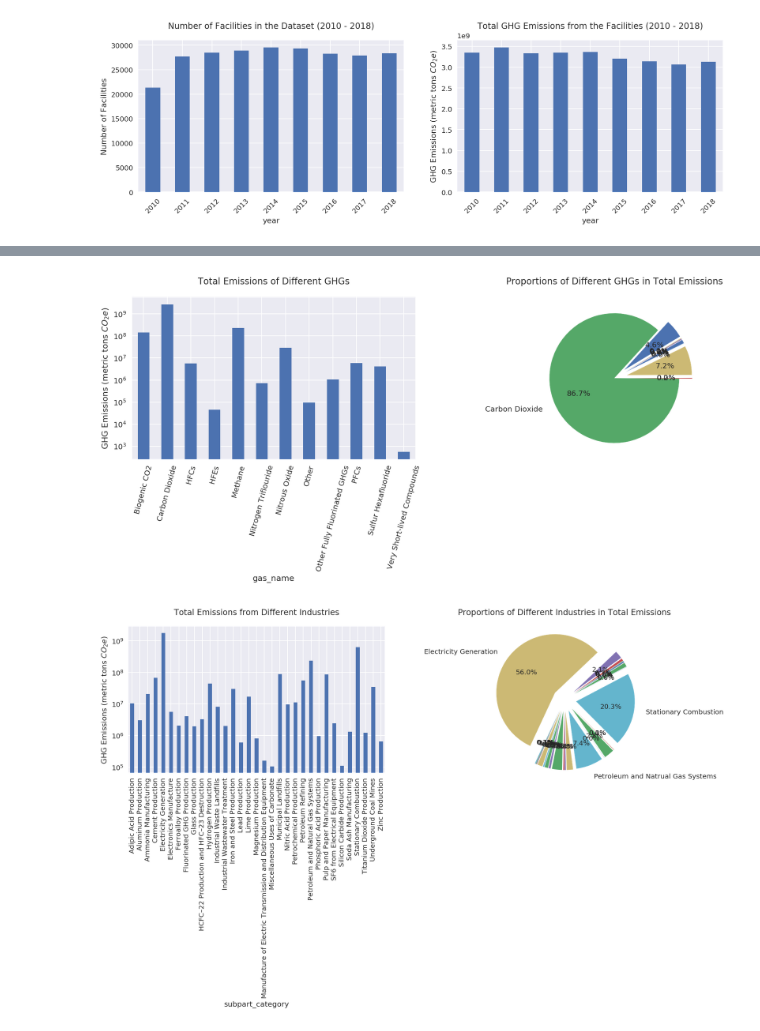
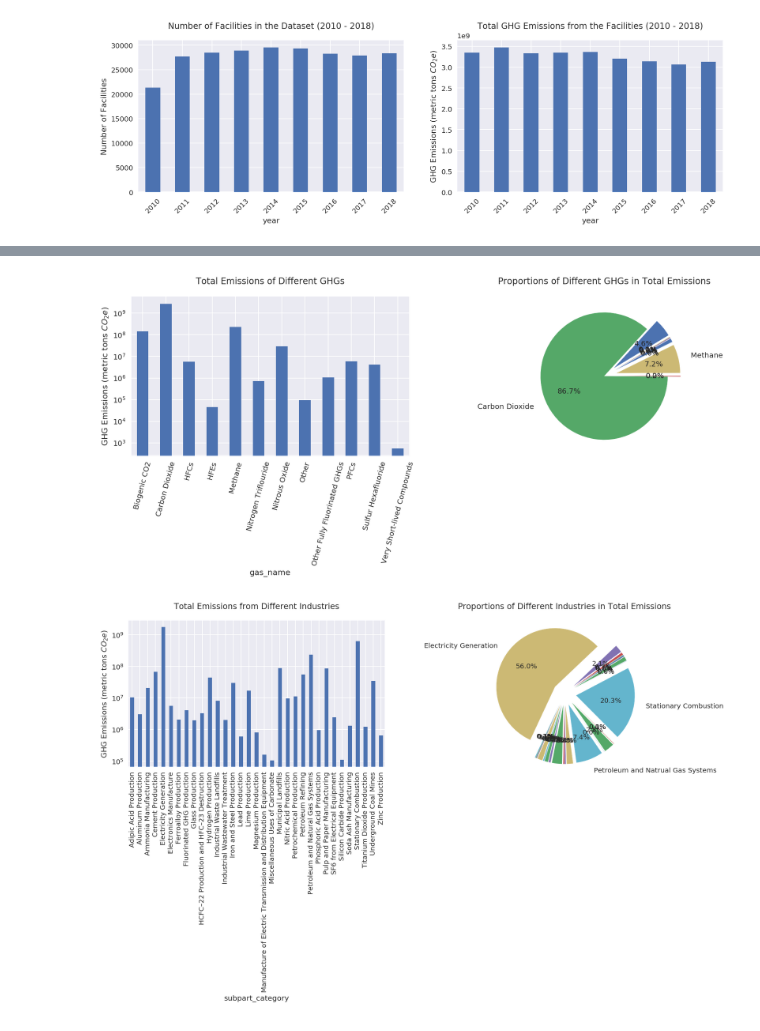
Before and after one commit to hkzhao7/rces-final-project, a Jupyter notebook: Final_Project.ipynb, the cells around one changed output, grey strips where cells are left out. Saved outputs shown, nothing was run; the diff lists cells and outputs as text; code cells hidden in the pictures.

```diff
--- a/Final_Project.ipynb
+++ b/Final_Project.ipynb
@@ -120,28 +121,29 @@ emitters_2018.head()
 # %%
 fig, ax = plt.subplots(figsize=(15, 4), ncols=2)
 
 explode = np.ones(emitters_2018.gas_name.nunique()) * 0.2
 explode[1] = 0
 labels = [""] * emitters_2018.gas_name.nunique()
 labels[1] = "Carbon Dioxide"
+labels[4] = "Methane"
 
 emitters_2018.groupby("gas_name").co2e_emission.sum().plot.bar(ax=ax[0])
 emitters_2018.groupby("gas_name").co2e_emission.sum().plot.pie(ax=ax[1], startangle=31, labeldistance=1.2,
                                                                explode=explode, autopct='%1.1f%%', labels=labels)
 
 ax[0].set_title("Total Emissions of Different GHGs", y=1.05)
 ax[0].set_ylabel("GHG Emissions (metric tons $CO_2e$)")
 ax[0].set_yscale("log")
 ax[0].tick_params(axis="x", rotation=75)
 #ax[0].grid(axis="y", linestyle=":")
 
 ax[1].set_title("Proportions of Different GHGs in Total Emissions", y=1.05)
 ax[1].set_ylabel("")
 # ax[1].tick_params(axis="x", rotation=45)
 
 plt.subplots_adjust(wspace=0.2);
 # %% [output]
-[figure, old version]
+[figure, new version]
 # %%
 fig, ax = plt.subplots(figsize=(15, 4), ncols=2)
 
```
Also changed, not shown: parts of 7 cells of this notebook.
